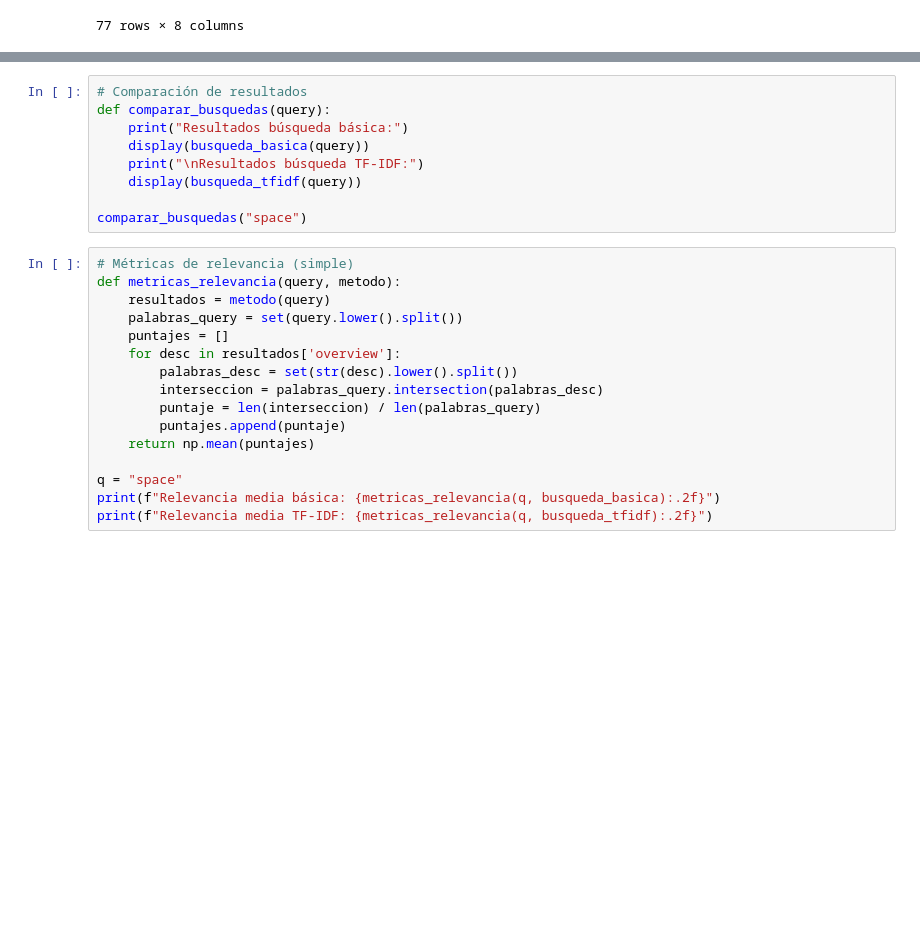
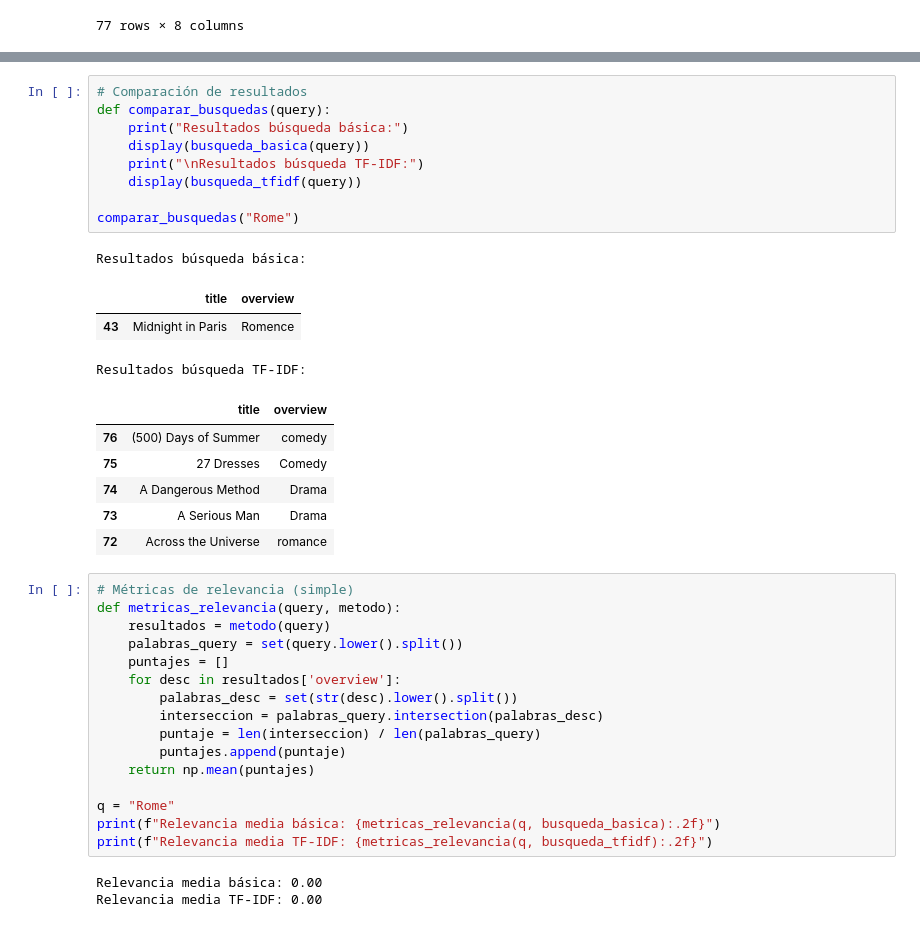
Before and after one commit to BenjaminGMC/sic_ai_2025_jun, a Jupyter notebook: 04pln/clase_30.ipynb, the cells around one changed output, grey strips where cells are left out. Saved outputs shown, nothing was run; the diff lists cells and outputs as text; blank space fills up the shorter version.

```diff
--- a/04pln/clase_30.ipynb
+++ b/04pln/clase_30.ipynb
@@ -177,12 +196,23 @@ busqueda_tfidf("space")
 # %%
 # Comparación de resultados
 def comparar_busquedas(query):
     print("Resultados búsqueda básica:")
     display(busqueda_basica(query))
     print("\nResultados búsqueda TF-IDF:")
     display(busqueda_tfidf(query))
 
-comparar_busquedas("space")
+comparar_busquedas("Rome")
+# %% [output]
+Resultados búsqueda básica:
+|  | title | overview |
+| 43 | Midnight in Paris | Romence |
+Resultados búsqueda TF-IDF:
+|  | title | overview |
+| 76 | (500) Days of Summer | comedy |
+| 75 | 27 Dresses | Comedy |
+| 74 | A Dangerous Method | Drama |
+| 73 | A Serious Man | Drama |
+| 72 | Across the Universe | romance |
 # %%
 # Métricas de relevancia (simple)
 def metricas_relevancia(query, metodo):
@@ -196,9 +226,12 @@ def metricas_relevancia(query, metodo):
         puntajes.append(puntaje)
     return np.mean(puntajes)
 
-q = "space"
+q = "Rome"
 print(f"Relevancia media básica: {metricas_relevancia(q, busqueda_basica):.2f}")
 print(f"Relevancia media TF-IDF: {metricas_relevancia(q, busqueda_tfidf):.2f}")
+# %% [output]
+Relevancia media básica: 0.00
+Relevancia media TF-IDF: 0.00
 # %%
 # Interfaz interactiva en Colab
 from google.colab import output
```
Also changed, not shown: parts of 5 cells of this notebook.
